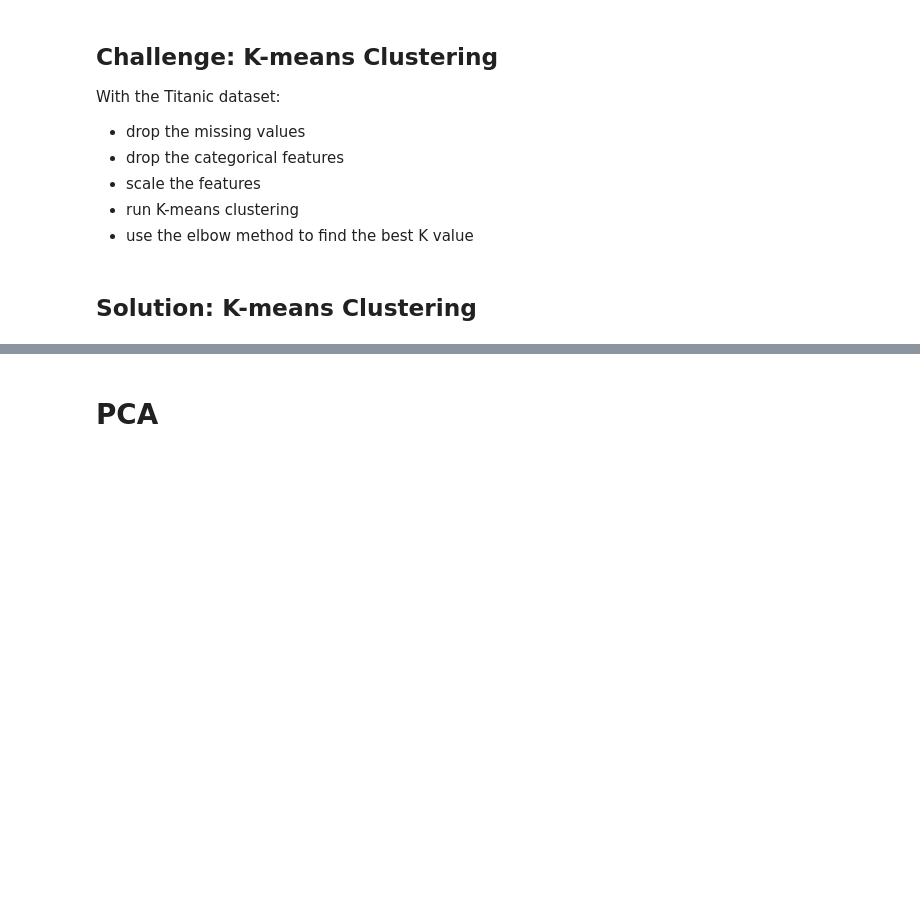
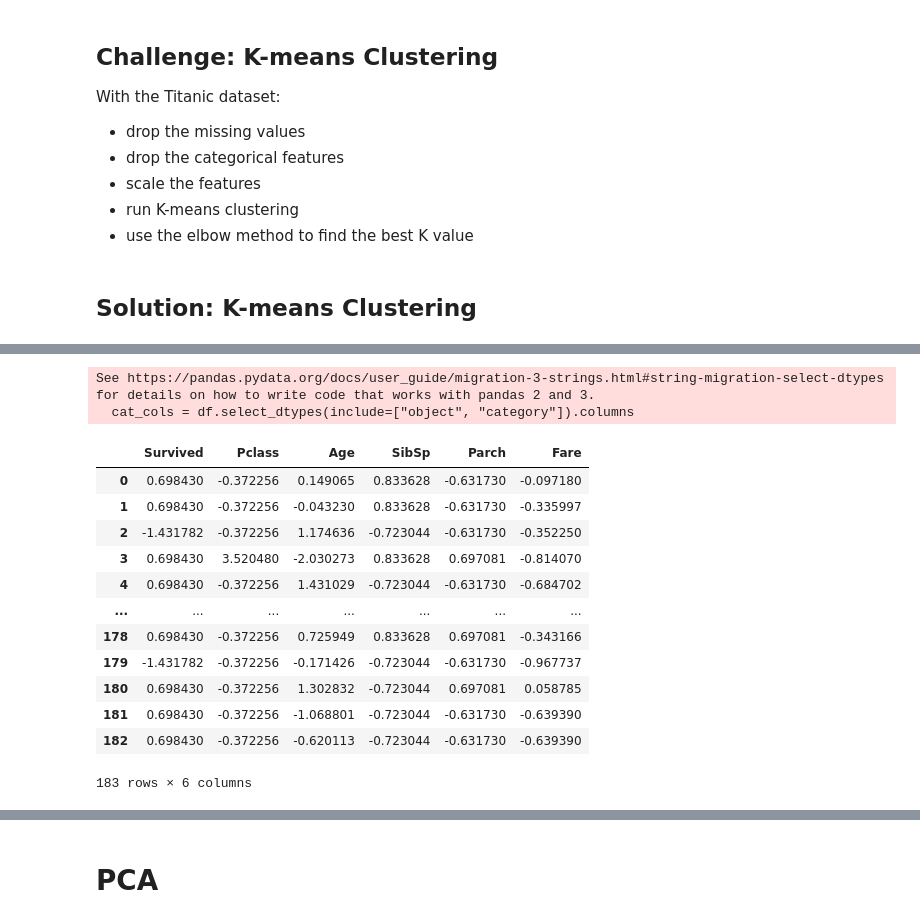
Before and after one commit to cfdarcy/applied-machine-learning-algorithms-3806104, a Jupyter notebook: algos.ipynb, the cells around one changed output, grey strips where cells are left out. Drawn from its saved outputs; the diff is of its cells as text; code cells hidden in the pictures; blank space fills up the shorter version.

```diff
--- a/algos.ipynb
+++ b/algos.ipynb
@@ -365,3 +365,13 @@ With the Titanic dataset:
 - use the elbow method to find the best K value
 # %% [markdown]
 ## Solution: K-means Clustering
+# %%
+#Load the Titanic dataset
+!curl -L -o titanic-dataset.zip "https://www.kaggle.com/api/v1/datasets/download/yasserh/titanic-dataset"
+!unzip titanic-dataset.zip
+
+import pandas as pd
+
+df_raw = pd.read_csv("Titanic-Dataset.csv")
+
+df_raw.head()
@@ -367,0 +426,32 @@ With the Titanic dataset:
+# %%
+from sklearn.preprocessing import StandardScaler
+df = df_raw.copy()
+
+#drop the missing values
+df.dropna(axis=0,inplace=True)
+#drop the categorical features
+cat_cols = df.select_dtypes(include=["object", "category"]).columns
+df = df.drop(columns=cat_cols)
+df.drop(columns=['PassengerId'],inplace=True)
+#scale the features
+scaler = StandardScaler()
+data_scl = scaler.fit_transform(df)
+columns = scaler.get_feature_names_out()
+df_scl = pd.DataFrame(data_scl,columns=columns)
+df_scl
+# %% [output]
+See https://pandas.pydata.org/docs/user_guide/migration-3-strings.html#string-migration-select-dtypes for details on how to write code that works with pandas 2 and 3.
+  cat_cols = df.select_dtypes(include=["object", "category"]).columns
+|  | Survived | Pclass | Age | SibSp | Parch | Fare |
+| 0 | 0.698430 | -0.372256 | 0.149065 | 0.833628 | -0.631730 | -0.097180 |
+| 1 | 0.698430 | -0.372256 | -0.043230 | 0.833628 | -0.631730 | -0.335997 |
+| 2 | -1.431782 | -0.372256 | 1.174636 | -0.723044 | -0.631730 | -0.352250 |
+| 3 | 0.698430 | 3.520480 | -2.030273 | 0.833628 | 0.697081 | -0.814070 |
+| 4 | 0.698430 | -0.372256 | 1.431029 | -0.723044 | -0.631730 | -0.684702 |
+| ... | ... | ... | ... | ... | ... | ... |
+| 178 | 0.698430 | -0.372256 | 0.725949 | 0.833628 | 0.697081 | -0.343166 |
+| 179 | -1.431782 | -0.372256 | -0.171426 | -0.723044 | -0.631730 | -0.967737 |
+| 180 | 0.698430 | -0.372256 | 1.302832 | -0.723044 | 0.697081 | 0.058785 |
+| 181 | 0.698430 | -0.372256 | -1.068801 | -0.723044 | -0.631730 | -0.639390 |
+| 182 | 0.698430 | -0.372256 | -0.620113 | -0.723044 | -0.631730 | -0.639390 |
+183 rows × 6 columns
```
Also changed, not shown: parts of 5 cells of this notebook.
